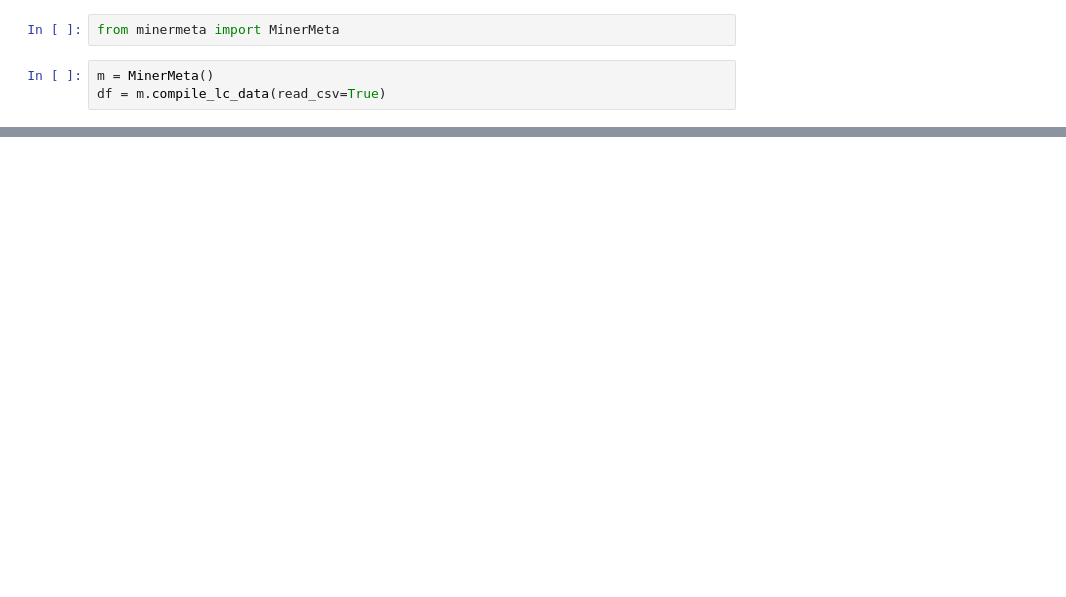
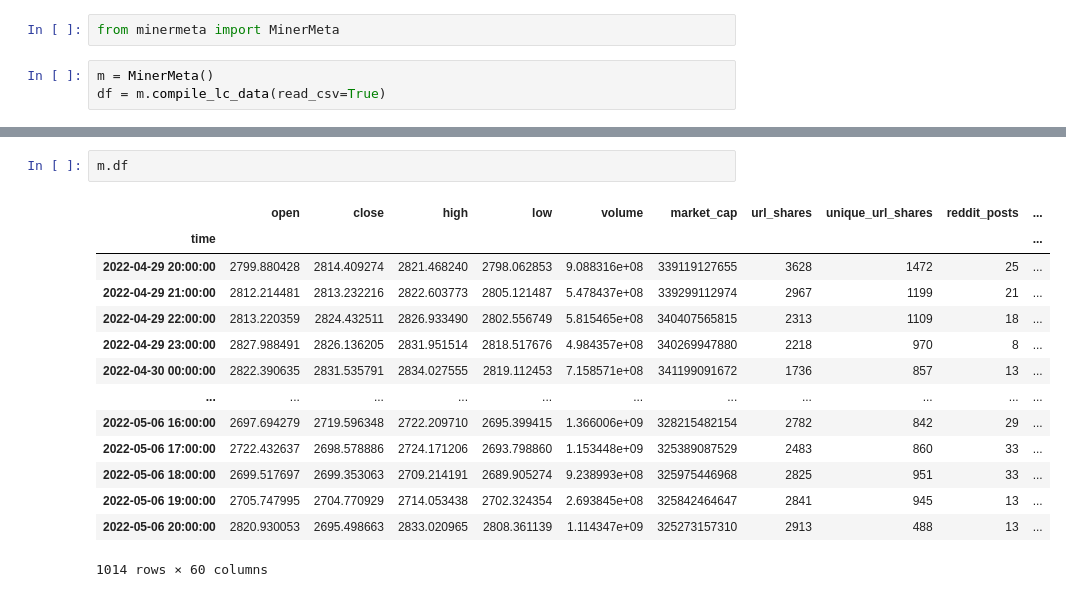
Before and after one commit to jdavisdevops/underminer_v2, a Jupyter notebook: interface.ipynb, the cells around one changed output, grey strips where cells are left out. Cells and saved outputs as stored; diff of their text form; blank space fills up the shorter version.

```diff
--- a/interface.ipynb
+++ b/interface.ipynb
@@ -15,0 +19,17 @@ m.plot()
+# %%
+m.df
+# %% [output]
+|  | open | close | high | low | volume | market_cap | url_shares | unique_url_shares | reddit_posts | ... |
+| time |  |  |  |  |  |  |  |  |  | ... |
+| 2022-04-29 20:00:00 | 2799.880428 | 2814.409274 | 2821.468240 | 2798.062853 | 9.088316e+08 | 339119127655 | 3628 | 1472 | 25 | ... |
+| 2022-04-29 21:00:00 | 2812.214481 | 2813.232216 | 2822.603773 | 2805.121487 | 5.478437e+08 | 339299112974 | 2967 | 1199 | 21 | ... |
+| 2022-04-29 22:00:00 | 2813.220359 | 2824.432511 | 2826.933490 | 2802.556749 | 5.815465e+08 | 340407565815 | 2313 | 1109 | 18 | ... |
+| 2022-04-29 23:00:00 | 2827.988491 | 2826.136205 | 2831.951514 | 2818.517676 | 4.984357e+08 | 340269947880 | 2218 | 970 | 8 | ... |
+| 2022-04-30 00:00:00 | 2822.390635 | 2831.535791 | 2834.027555 | 2819.112453 | 7.158571e+08 | 341199091672 | 1736 | 857 | 13 | ... |
+| ... | ... | ... | ... | ... | ... | ... | ... | ... | ... | ... |
+| 2022-05-06 16:00:00 | 2697.694279 | 2719.596348 | 2722.209710 | 2695.399415 | 1.366006e+09 | 328215482154 | 2782 | 842 | 29 | ... |
+| 2022-05-06 17:00:00 | 2722.432637 | 2698.578886 | 2724.171206 | 2693.798860 | 1.153448e+09 | 325389087529 | 2483 | 860 | 33 | ... |
+| 2022-05-06 18:00:00 | 2699.517697 | 2699.353063 | 2709.214191 | 2689.905274 | 9.238993e+08 | 325975446968 | 2825 | 951 | 33 | ... |
+| 2022-05-06 19:00:00 | 2705.747995 | 2704.770929 | 2714.053438 | 2702.324354 | 2.693845e+08 | 325842464647 | 2841 | 945 | 13 | ... |
+| 2022-05-06 20:00:00 | 2820.930053 | 2695.498663 | 2833.020965 | 2808.361139 | 1.114347e+09 | 325273157310 | 2913 | 488 | 13 | ... |
+1014 rows × 60 columns
```
Also changed, not shown: parts of 9 cells of this notebook, 1 other file.
